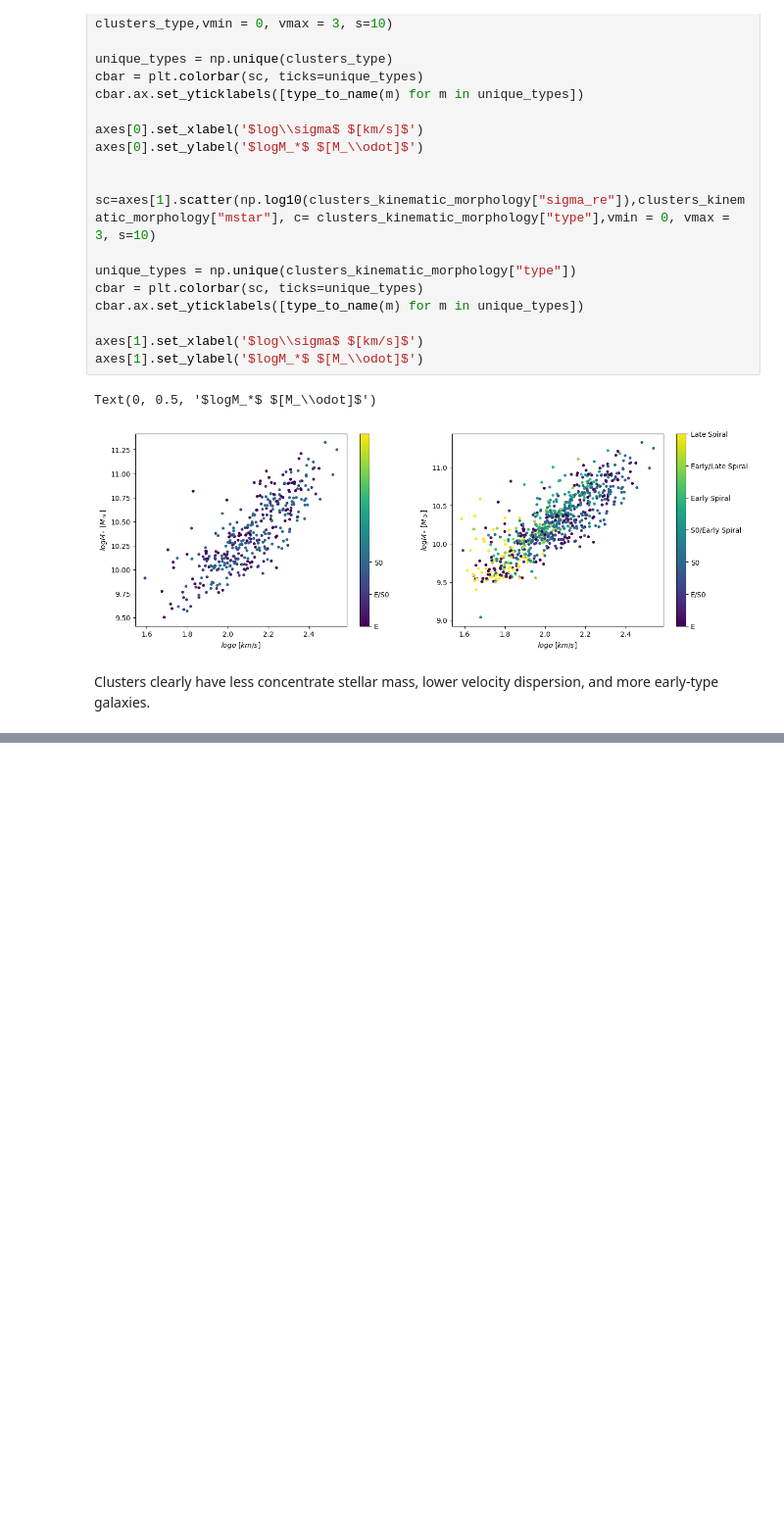
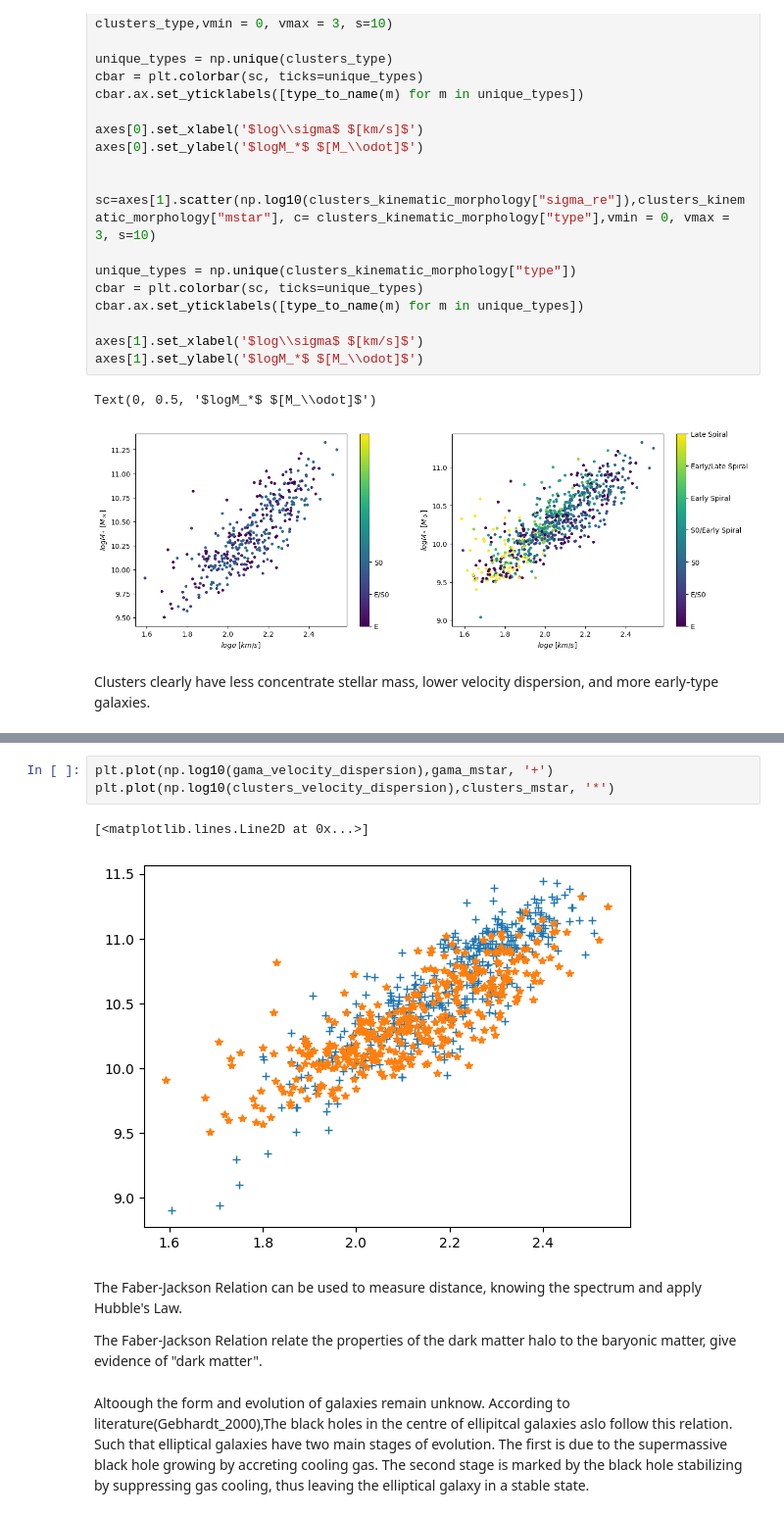
Before and after one commit to Yuang-Tan/PHYS3116-Computational, a Jupyter notebook: computation 2.ipynb, the cells around one changed output, grey strips where cells are left out. Shown at 98% size. Drawn from its saved outputs; the diff is of its cells as text; blank space fills up the shorter version.

```diff
--- a/computation 2.ipynb
+++ b/computation 2.ipynb
@@ -385,0 +385,12 @@ Text(0, 0.5, '$logM_*$ $[M_\\odot]$')
+# %%
+plt.plot(np.log10(gama_velocity_dispersion),gama_mstar, '+')
+plt.plot(np.log10(clusters_velocity_dispersion),clusters_mstar, '*')
+# %% [output]
+[<matplotlib.lines.Line2D at 0x...>]
+[figure, added]
+# %% [markdown]
+The Faber-Jackson Relation can be used to measure distance, knowing the spectrum and apply Hubble's Law.
+
+The Faber-Jackson Relation relate the properties of the dark matter halo to the baryonic matter, give evidence of "dark matter".
+# %% [markdown]
+Altoough the form and evolution of galaxies remain unknow. According to literature(Gebhardt_2000),The black holes in the centre of ellipitcal galaxies aslo follow this relation. Such that elliptical galaxies have two main stages of evolution. The first is due to the supermassive black hole growing by accreting cooling gas. The second stage is marked by the black hole stabilizing by suppressing gas cooling, thus leaving the elliptical galaxy in a stable state.
```
Also changed, not shown: parts of 6 cells of this notebook, 8 other files.
